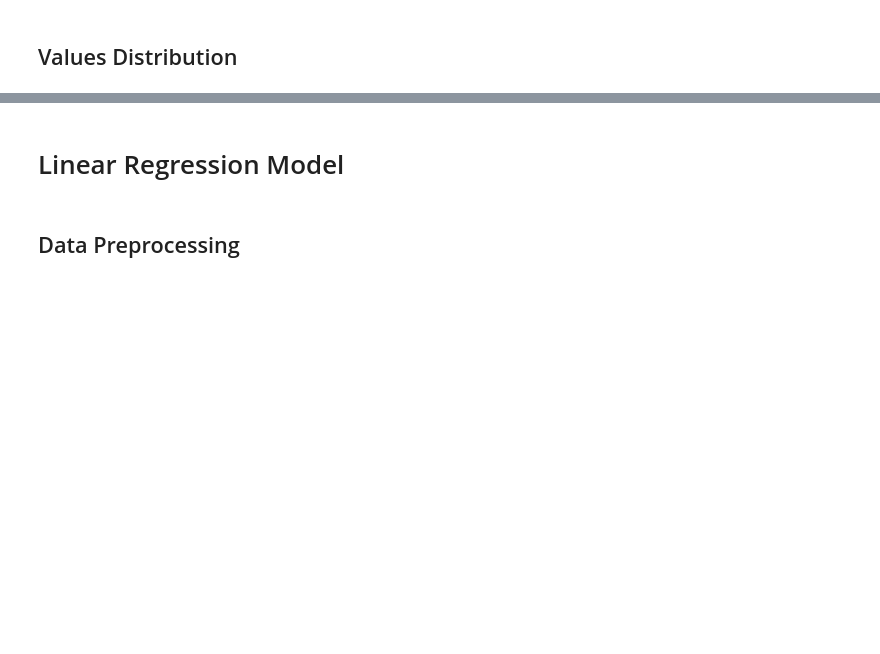
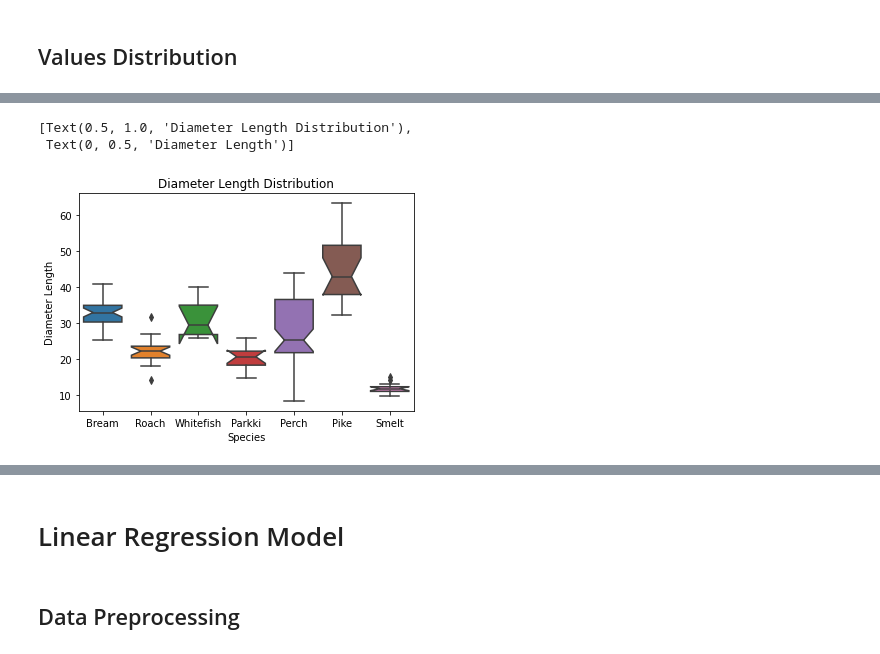
Before and after one commit to RakhaHafishSetiawan/Fish-Weight-Prediction, a Jupyter notebook: MyRegression.ipynb, the cells around one changed output, grey strips where cells are left out. Cells and saved outputs as stored; diff of their text form; code cells hidden in the pictures; blank space fills up the shorter version.

```diff
--- a/MyRegression.ipynb
+++ b/MyRegression.ipynb
@@ -98,10 +95,7 @@ MyBox2.show()
 # %%
-MyBox3 = xplot.box(Fishe,
-         x = "Species",
-         y = "Diameter",
-         color = "Species",
-         notched = True,
-         points = "all",
-         title = "Diameter Length Distribution")
-MyBox3.show()
+sea.boxplot(data = Fishe,
+            x = "Species",
+            y = "Diameter",
+           notch = True).set(title='Diameter Length Distribution',
+                            ylabel = "Diameter Length")
 # %% [output]
@@ -109 +102,4 @@ MyBox3.show()
+[Text(0.5, 1.0, 'Diameter Length Distribution'),
+ Text(0, 0.5, 'Diameter Length')]
+[figure, added]
 # %%
```
Also changed, not shown: parts of 6 cells of this notebook.
